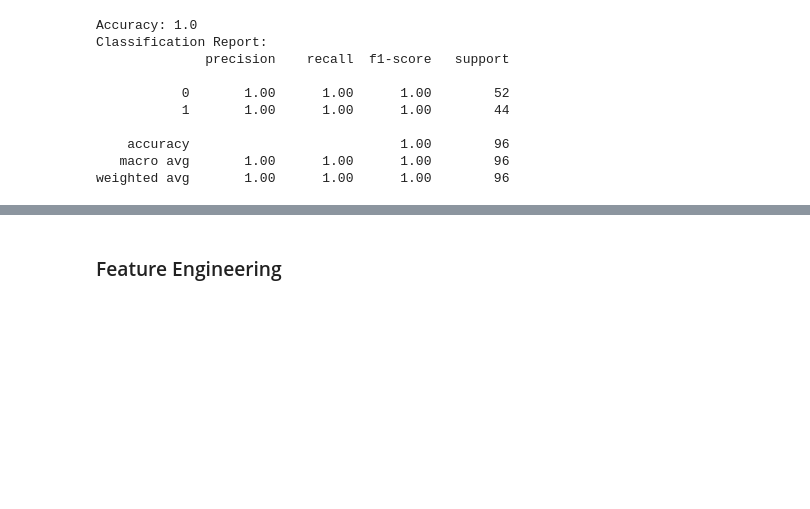
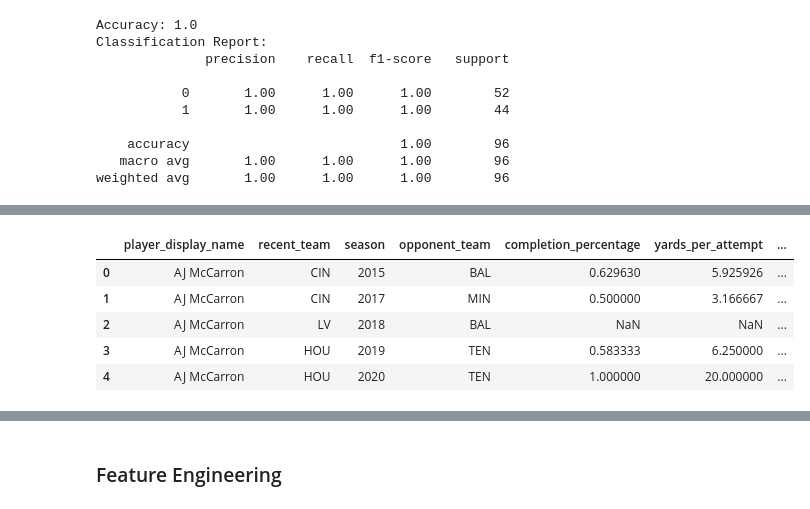
Before and after one commit to DBAfox/Team-USA-Football, a Jupyter notebook: NFL Dream Team.ipynb, the cells around one changed output, grey strips where cells are left out. Cells and saved outputs as stored; diff of their text form; code cells hidden in the pictures; blank space fills up the shorter version.

```diff
--- a/NFL Dream Team.ipynb
+++ b/NFL Dream Team.ipynb
@@ -293,0 +307,22 @@ weighted avg       1.00      1.00      1.00        96
+# %%
+# Create efficiency metrics
+qbs_df.loc[:, 'completion_percentage'] = qbs_df['completions'] / qbs_df['attempts']
+qbs_df.loc[:, 'yards_per_attempt'] = qbs_df['passing_yards'] / qbs_df['attempts']
+rushers_df.loc[:, 'yards_per_carry'] = rushers_df['rushing_yards'] / rushers_df['carries']
+receivers_df.loc[:, 'yards_per_reception'] = receivers_df['receiving_yards'] / receivers_df['receptions']
+
+# Create touchdown ratios
+qbs_df.loc[:, 'pass_tds_per_attempt'] = qbs_df['passing_tds'] / qbs_df['attempts']
+rushers_df.loc[:, 'tds_per_carry'] = rushers_df['rushing_tds'] / rushers_df['carries']
+receivers_df.loc[:, 'tds_per_reception'] = receivers_df['receiving_tds'] / receivers_df['receptions']
+
+# Calculate season stats for each player over the season
+qbs_df.loc[:, 'season_passing_yards'] = qbs_df.groupby(['player_id', 'season'])['passing_yards'].transform('sum')
+rushers_df.loc[:, 'season_rushing_yards'] = rushers_df.groupby(['player_id', 'season'])['rushing_yards'].transform('sum')
+receivers_df.loc[:, 'season_receiving_yards'] = receivers_df.groupby(['player_id', 'season'])['receiving_yards'].transform('sum')
+qbs_df.loc[:, 'season_passing_tds'] = qbs_df.groupby(['player_id', 'season'])['passing_tds'].transform('sum')
+rushers_df.loc[:, 'season_rushing_tds'] = rushers_df.groupby(['player_id', 'season'])['rushing_tds'].transform('sum')
+receivers_df.loc[:, 'season_receiving_tds'] = receivers_df.groupby(['player_id', 'season'])['receiving_tds'].transform('sum')
+
+# Calculate season completion percentage
+qbs_df.loc[:, 'season_completion_percentage'] = qbs_df.groupby(['player_id', 'season'])['completion_percentage'].transform('mean')
@@ -293,0 +421,15 @@ weighted avg       1.00      1.00      1.00        96
+# %%
+# Get the index of the maximum week for each player
+max_week_idx = qbs_df.groupby(['player_display_name', 'season'])['week'].idxmax()
+
+# Select the rows corresponding to these indices
+qbs_df = qbs_df.loc[max_week_idx].reset_index(drop=True)
+qbs_df = qbs_df.drop(columns= 'week')
+qbs_df.head()
+# %% [output]
+|  | player_display_name | recent_team | season | opponent_team | completion_percentage | yards_per_attempt | ... |
+| 0 | AJ McCarron | CIN | 2015 | BAL | 0.629630 | 5.925926 | ... |
+| 1 | AJ McCarron | CIN | 2017 | MIN | 0.500000 | 3.166667 | ... |
+| 2 | AJ McCarron | LV | 2018 | BAL | NaN | NaN | ... |
+| 3 | AJ McCarron | HOU | 2019 | TEN | 0.583333 | 6.250000 | ... |
+| 4 | AJ McCarron | HOU | 2020 | TEN | 1.000000 | 20.000000 | ... |
```
Also changed, not shown: parts of 20 cells of this notebook.
